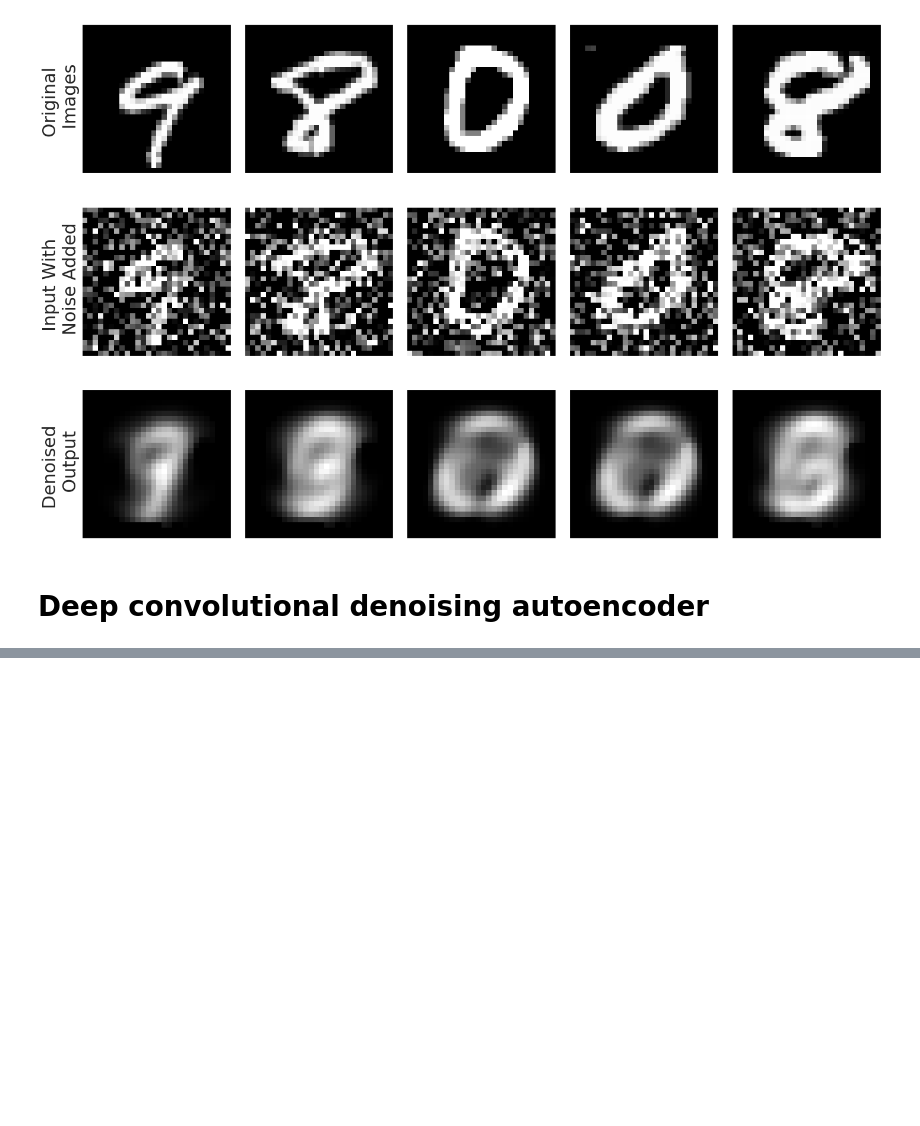
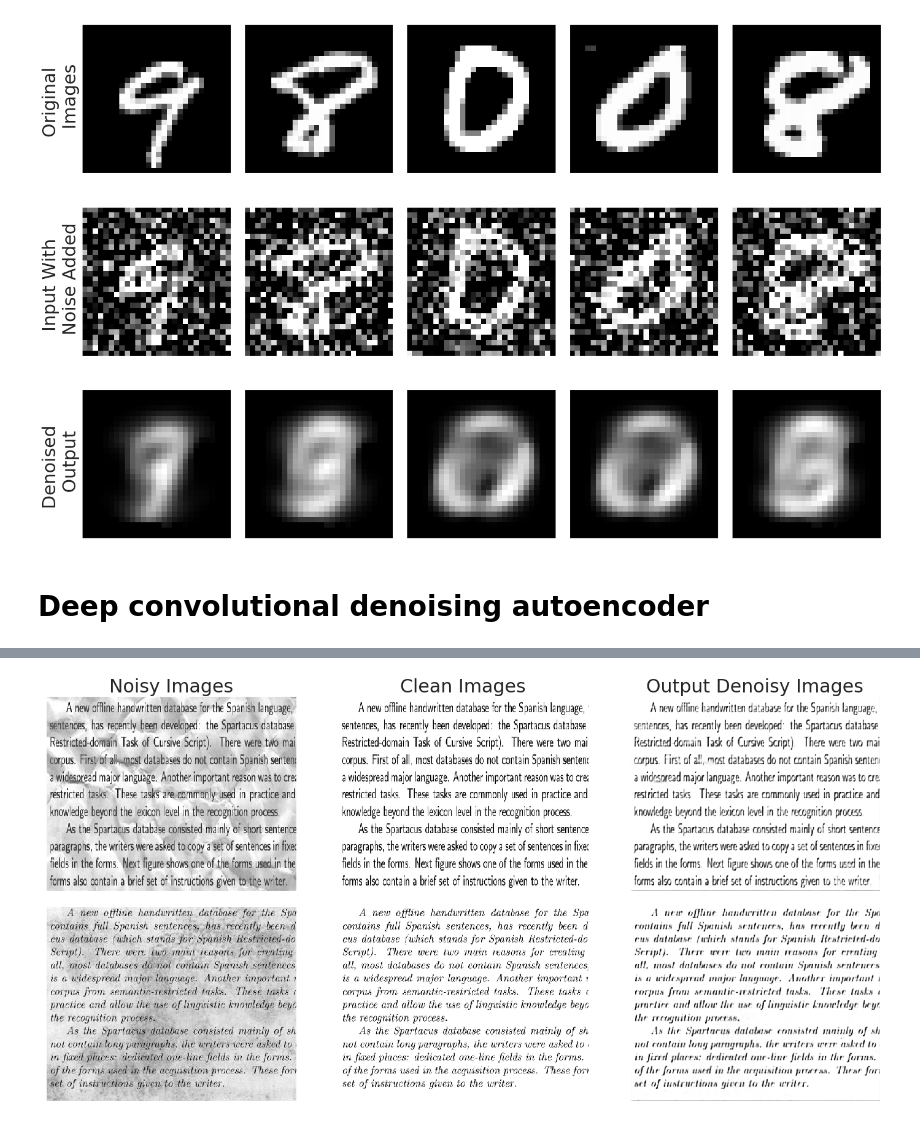
Before and after one commit to Rezwanul-Haque/neural_network_projects, a Jupyter notebook: noise_removing_problem/image_noise_removing/image_noise_reduction.ipynb, the cells around one changed output, grey strips where cells are left out. Drawn from its saved outputs; the diff is of its cells as text; code cells hidden in the pictures; blank space fills up the shorter version.

```diff
--- a/noise_removing_problem/image_noise_removing/image_noise_reduction.ipynb
+++ b/noise_removing_problem/image_noise_removing/image_noise_reduction.ipynb
@@ -328,0 +623,10 @@ plt.show()
+# %%
+# 1st  decoder
+conv_autoencoder.add(Conv2D(filters=8, kernel_size=(3, 3), activation='relu', padding='same'))
+# 2nd decoder
+conv_autoencoder.add(Conv2D(filters=16, kernel_size=(3, 3), activation='relu', padding='same'))
+# 3rd decoder
+conv_autoencoder.add(Conv2D(filters=32, kernel_size=(3, 3), activation='relu', padding='same'))
+# %%
+# Output layer
+conv_autoencoder.add(Conv2D(filters=1, kernel_size=(3, 3), activation='sigmoid', padding='same'))
@@ -328,0 +653,3 @@ plt.show()
+# %%
+conv_autoencoder.compile(optimizer='adam', loss='binary_crossentropy')
+conv_autoencoder.fit(X_train_noisy, X_train_clean, epochs=10)
@@ -328,0 +678,41 @@ plt.show()
+# %%
+output = conv_autoencoder.predict(X_test_noisy)
+# %%
+fig, ((ax1, ax2, ax3), (ax4, ax5, ax6)) = plt.subplots(2, 3, figsize=(20, 10))
+
+randomly_selected_imgs = random.sample(range(X_test_noisy.shape[0]), 2)
+
+# plot noisy images on the left
+for i, ax in enumerate([ax1, ax4]):
+    idx = randomly_selected_imgs[i]
+    ax.imshow(X_test_noisy[idx].reshape(420, 540), cmap='gray')
+    if i == 0:
+        ax.set_title("Noisy Images", size=30)
+    ax.grid(False)
+    ax.set_xticks([])
+    ax.set_yticks([])
+
+# plot clean images on the middle
+for i, ax in enumerate([ax2, ax5]):
+    idx = randomly_selected_imgs[i]
+    ax.imshow(X_test_clean[idx].reshape(420, 540), cmap='gray')
+    if i == 0:
+        ax.set_title("Clean Images", size=30)
+    ax.grid(False)
+    ax.set_xticks([])
+    ax.set_yticks([])
+
+# plot denoised images on the right
+for i, ax in enumerate([ax3, ax6]):
+    idx = randomly_selected_imgs[i]
+    ax.imshow(output[idx].reshape(420, 540), cmap='gray')
+    if i == 0:
+        ax.set_title("Output Denoisy Images", size=30)
+    ax.grid(False)
+    ax.set_xticks([])
+    ax.set_yticks([])
+
+plt.tight_layout()
+plt.show()
+# %% [output]
+[figure, added]
```
Also changed, not shown: parts of 35 cells of this notebook, 2 other files.
